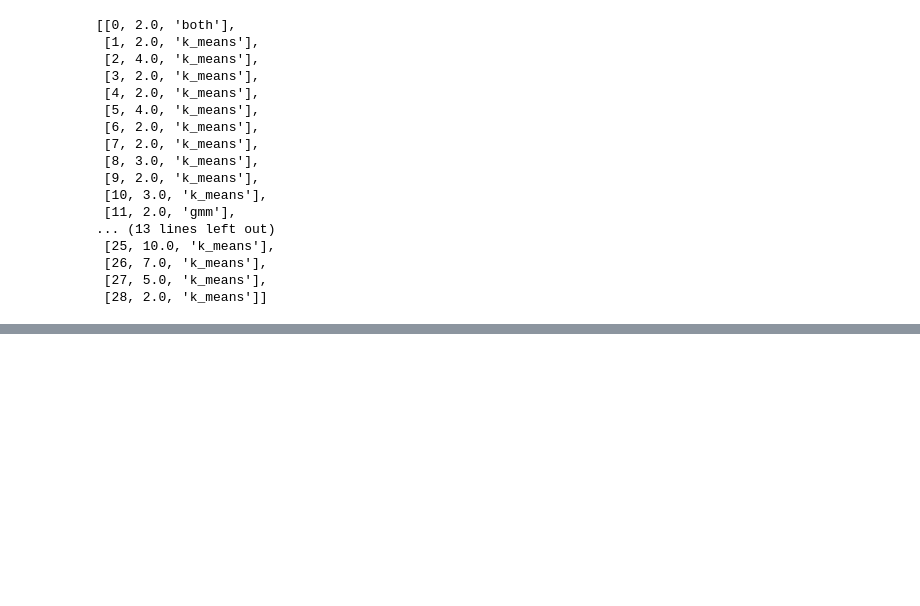
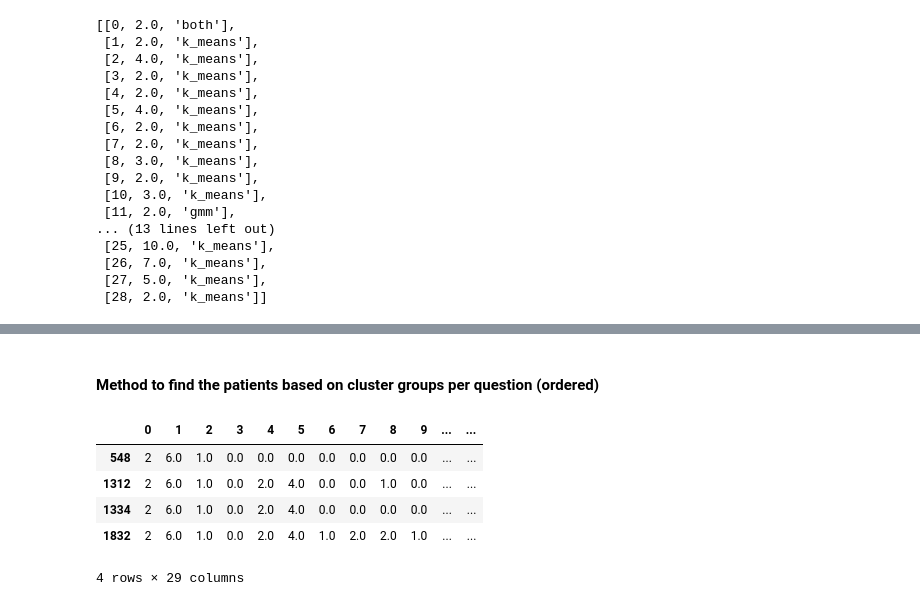
Before and after one commit to TemporalData/UDC, a Jupyter notebook: Clustering/dental_simcse_finding_clusters.ipynb, the cells around one changed output, grey strips where cells are left out. Cells and saved outputs as stored; diff of their text form; code cells hidden in the pictures; blank space fills up the shorter version.

```diff
--- a/Clustering/dental_simcse_finding_clusters.ipynb
+++ b/Clustering/dental_simcse_finding_clusters.ipynb
@@ -198,0 +343,23 @@ ValueError: could not convert string '[0,' to float64 at row 0, column 1.
+# %% [markdown]
+#### Method to find the patients based on cluster groups per question (ordered)
+# %%
+# Given list of classes in order from question 1, return all patient ids
+def find_patient_ids(question_id, cluster_ids, selected_data):
+
+    if(len(cluster_ids) < 1):
+        print("Won't accept empty list of cluster_ids Method: find_patient_ids")
+    elif(len(cluster_ids) == 1):
+        return selected_data[selected_data[question_id] == cluster_ids[0]].index
+    else:
+        selection = selected_data[selected_data[question_id] == cluster_ids[0]]
+
+        return find_patient_ids(question_id+1, cluster_ids[1:], selection)
+# %%
+patient_classes_total.loc[np.array(find_patient_ids(0,[2,6,1,0],patient_classes_total))]
+# %% [output]
+|  | 0 | 1 | 2 | 3 | 4 | 5 | 6 | 7 | 8 | 9 | ... | ... |
+| 548 | 2 | 6.0 | 1.0 | 0.0 | 0.0 | 0.0 | 0.0 | 0.0 | 0.0 | 0.0 | ... | ... |
+| 1312 | 2 | 6.0 | 1.0 | 0.0 | 2.0 | 4.0 | 0.0 | 0.0 | 1.0 | 0.0 | ... | ... |
+| 1334 | 2 | 6.0 | 1.0 | 0.0 | 2.0 | 4.0 | 0.0 | 0.0 | 0.0 | 0.0 | ... | ... |
+| 1832 | 2 | 6.0 | 1.0 | 0.0 | 2.0 | 4.0 | 1.0 | 2.0 | 2.0 | 1.0 | ... | ... |
+4 rows × 29 columns
```
Also changed, not shown: parts of 29 cells of this notebook.
